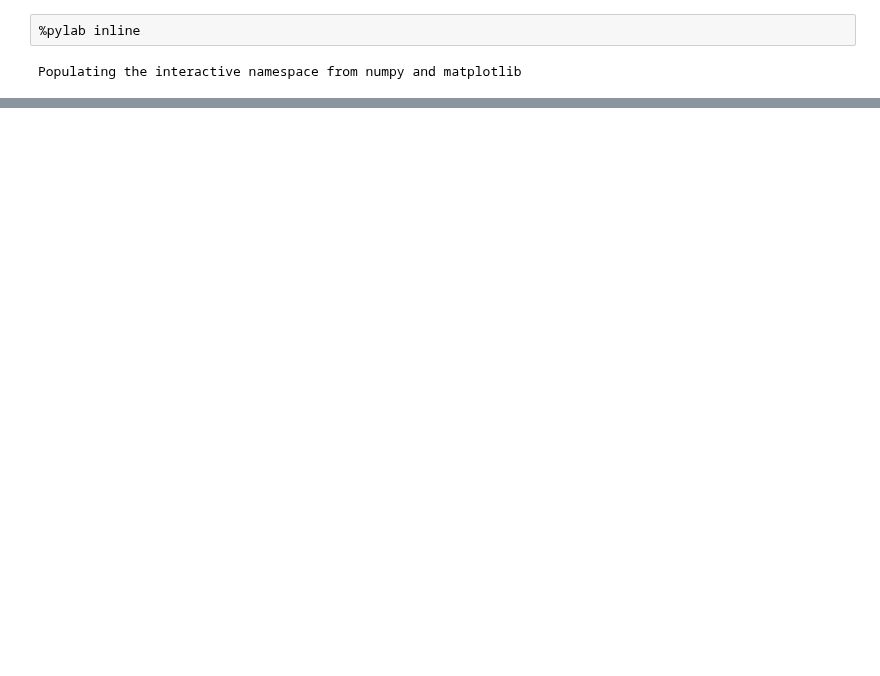
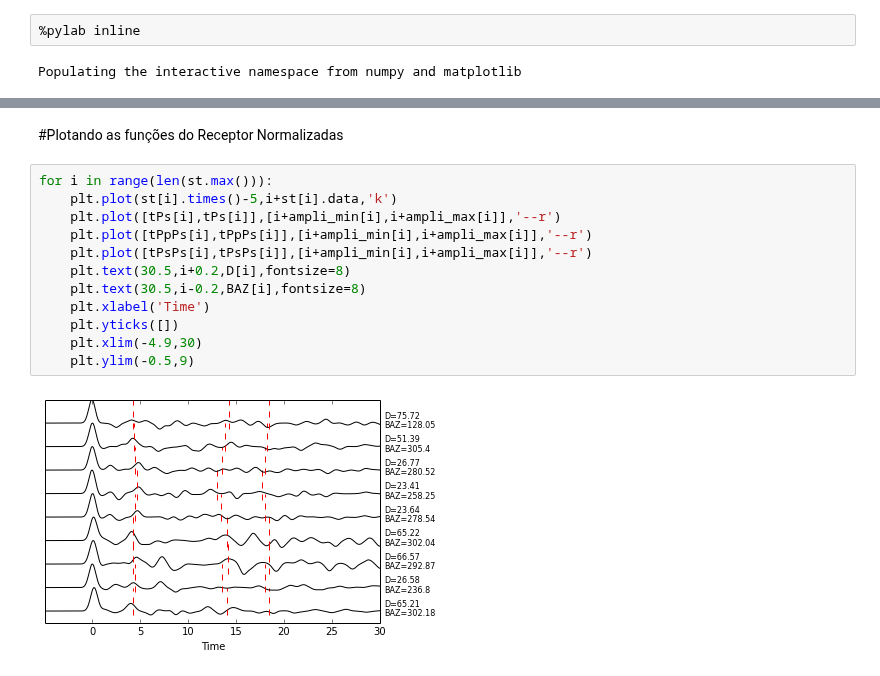
Before and after one commit to dIOGOLOC/projeto_mestrado, a Jupyter notebook: plotagem_funcao_receptor.ipynb, the cells around one changed output, grey strips where cells are left out. Cells and saved outputs as stored; diff of their text form; blank space fills up the shorter version.

```diff
--- a/plotagem_funcao_receptor.ipynb
+++ b/plotagem_funcao_receptor.ipynb
@@ -116,0 +97,16 @@ for i in range(len(st.max())):
+# %% [markdown]
+#Plotando as funções do Receptor Normalizadas
+# %%
+for i in range(len(st.max())):
+    plt.plot(st[i].times()-5,i+st[i].data,'k')
+    plt.plot([tPs[i],tPs[i]],[i+ampli_min[i],i+ampli_max[i]],'--r')
+    plt.plot([tPpPs[i],tPpPs[i]],[i+ampli_min[i],i+ampli_max[i]],'--r')
+    plt.plot([tPsPs[i],tPsPs[i]],[i+ampli_min[i],i+ampli_max[i]],'--r')
+    plt.text(30.5,i+0.2,D[i],fontsize=8)
+    plt.text(30.5,i-0.2,BAZ[i],fontsize=8)
+    plt.xlabel('Time')
+    plt.yticks([])
+    plt.xlim(-4.9,30)
+    plt.ylim(-0.5,9)
+# %% [output]
+[figure, added]
```
Also changed, not shown: parts of 26 cells of this notebook.
